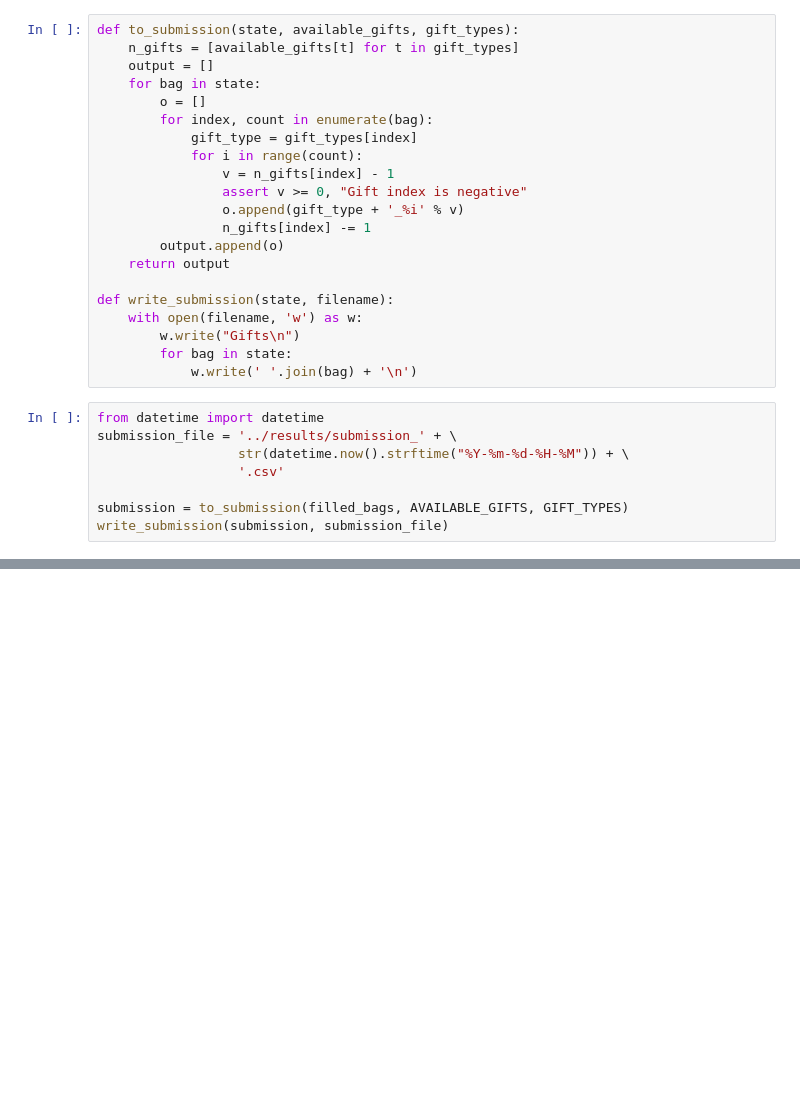
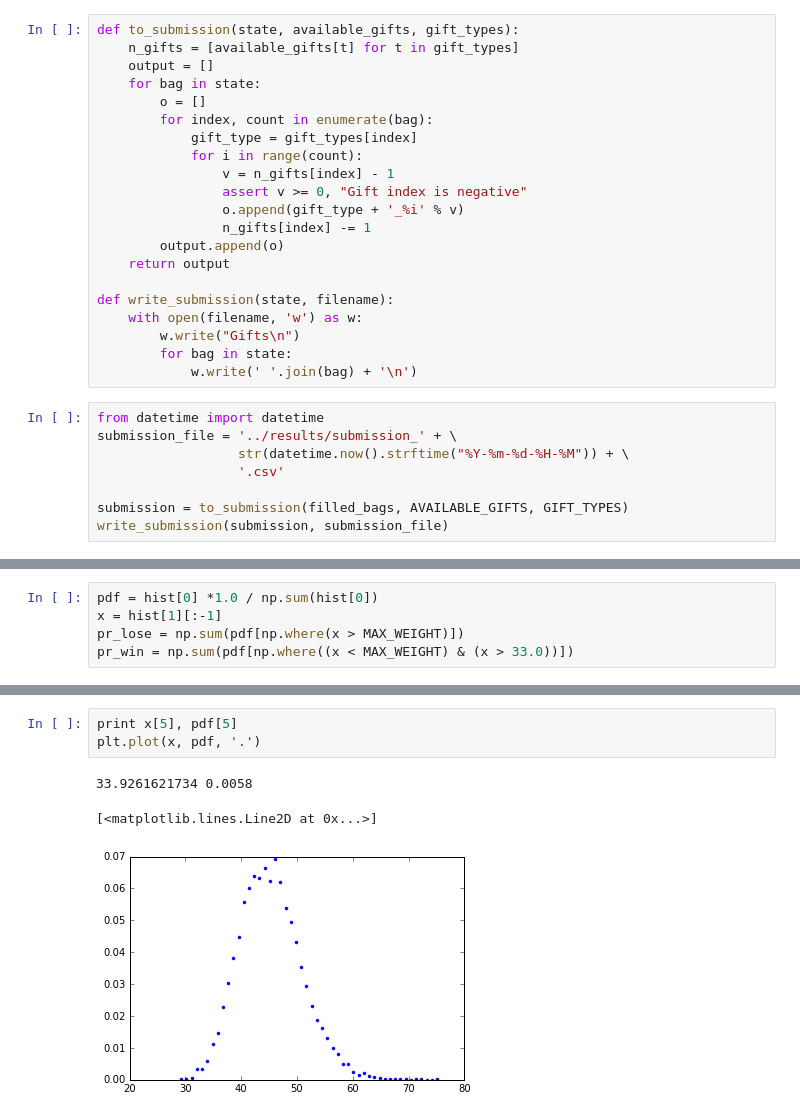
Before and after one commit to vfdev-5/Santas-Uncertain-Bags, a Jupyter notebook: notebooks/stat_analysis_2.ipynb, the cells around one changed output, grey strips where cells are left out. Saved outputs shown, nothing was run; the diff lists cells and outputs as text; blank space fills up the shorter version.

```diff
--- a/notebooks/stat_analysis_2.ipynb
+++ b/notebooks/stat_analysis_2.ipynb
@@ -514,0 +806,5 @@ write_submission(submission, submission_file)
+# %%
+pdf = hist[0] *1.0 / np.sum(hist[0])
+x = hist[1][:-1]
+pr_lose = np.sum(pdf[np.where(x > MAX_WEIGHT)])
+pr_win = np.sum(pdf[np.where((x < MAX_WEIGHT) & (x > 33.0))])
@@ -514,0 +815,7 @@ write_submission(submission, submission_file)
+# %%
+print x[5], pdf[5]
+plt.plot(x, pdf, '.')
+# %% [output]
+33.9261621734 0.0058
+[<matplotlib.lines.Line2D at 0x...>]
+[figure, added]
```
Also changed, not shown: parts of 58 cells of this notebook, 4 other files.
